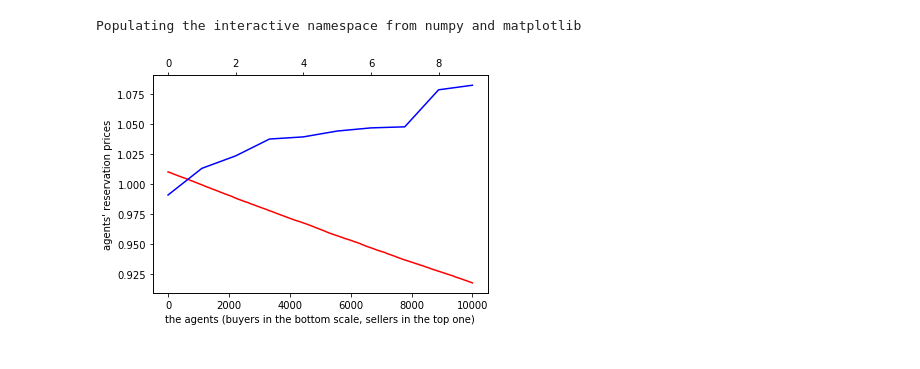
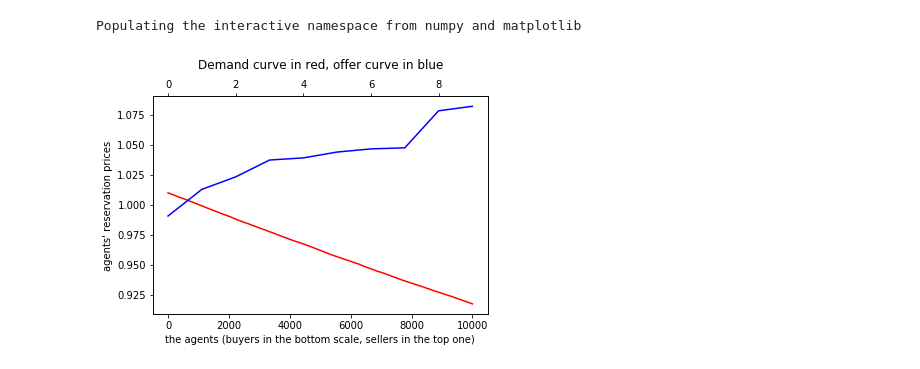
Before and after one commit to terna/microHayekianMarket, a Jupyter notebook: demandOfferCurves.ipynb, the cells around one changed output. Saved outputs shown, nothing was run; the diff lists cells and outputs as text; code cells hidden in the pictures.

Commit message:
better demand and offer curves

```diff
--- a/demandOfferCurves.ipynb
+++ b/demandOfferCurves.ipynb
@@ -25,7 +25,7 @@ import pylab as plt
 # %% [output]
 Populating the interactive namespace from numpy and matplotlib
 # %%
-def plotCurves():
+def plotCurves(d1a,d1b,d2a,d2b):
 
     nBuyers= 10000
     nSellers=10
@@ -33,12 +33,6 @@ def plotCurves():
 
     seed=111
     np.random.seed(seed)
-
-    d1a=-0.09
-    d2a=-0.01
-    d1b= 0.01
-    d2b= 0.09
-
 
     buyerPriceList=[]
     sellerPriceList=[]
@@ -59,11 +53,12 @@ def plotCurves():
     fig =plt.figure(0)
     ax1 = fig.add_subplot(111)
     ax1.plot(sorted(buyerPriceList,reverse=True),"r");
+    plt.title("Demand curve in red, offer curve in blue",y=1.1)
     xlabel("the agents (buyers in the bottom scale, sellers in the top one)");
     ylabel("agents' reservation prices");
     ax2 = ax1.twiny()
     ax2.plot(sorted(sellerPriceList),"b");
-# %%
-plotCurves()
-# %% [output]
-[figure, removed]
+# %%
+plotCurves(-0.09,0.01,-0.01,0.09)
+# %% [output]
+[figure, added]
```
Also changed, not shown: parts of 3 cells of this notebook.
